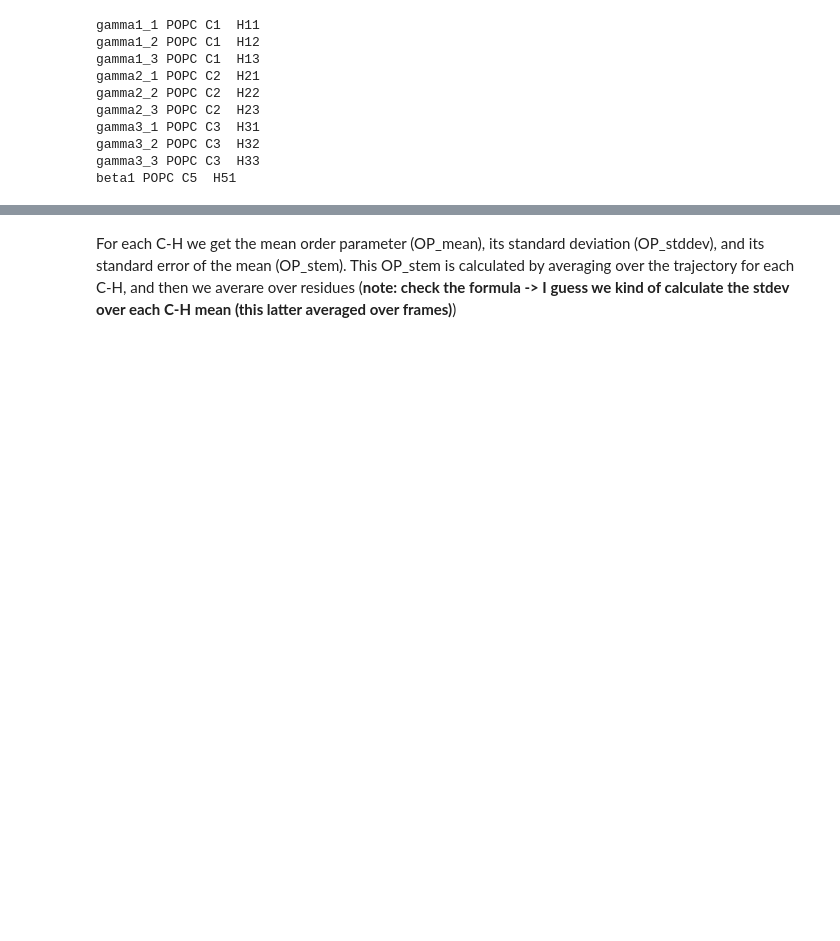
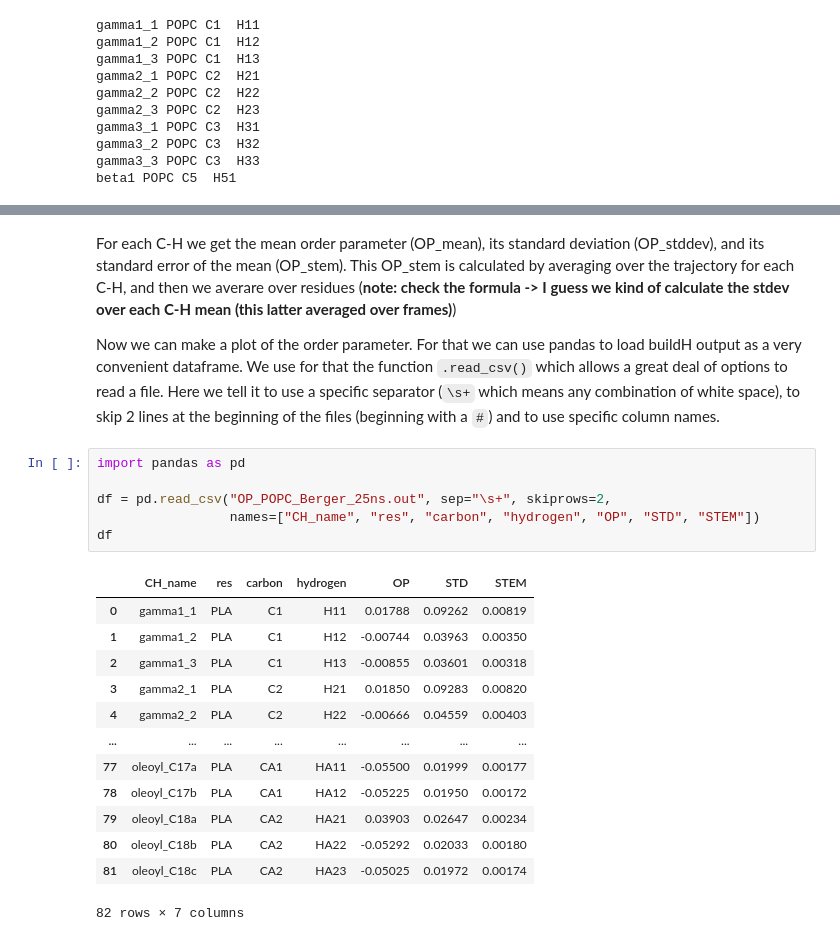
Before and after one commit to patrickfuchs/buildH, a Jupyter notebook: docs/notebooks/Berger_POPC_25ns_buildH_calcOP.ipynb, the cells around one changed output, grey strips where cells are left out. Saved outputs shown, nothing was run; the diff lists cells and outputs as text; blank space fills up the shorter version.

```diff
--- a/docs/notebooks/Berger_POPC_25ns_buildH_calcOP.ipynb
+++ b/docs/notebooks/Berger_POPC_25ns_buildH_calcOP.ipynb
@@ -173,2 +195,24 @@ gamma3_2             POPC    C3    H32   -0.00513  0.08670  0.00766
 # %% [markdown]
 For each C-H we get the mean order parameter (OP_mean), its standard deviation (OP_stddev), and its standard error of the mean (OP_stem). This OP_stem is calculated by averaging over the trajectory for each C-H, and then we averare over residues (**note: check the formula -> I guess we kind of calculate the stdev over each C-H mean (this latter averaged over frames)**)
+
+Now we can make a plot of the order parameter. For that we can use pandas to load buildH output as a very convenient dataframe. We use for that the function `.read_csv()` which allows a great deal of options to read a file. Here we tell it to use a specific separator (`\s+` which means any combination of white space), to skip 2 lines at the beginning of the files (beginning with a `#`) and to use specific column names.
+# %%
+import pandas as pd
+
+df = pd.read_csv("OP_POPC_Berger_25ns.out", sep="\s+", skiprows=2,
+                 names=["CH_name", "res", "carbon", "hydrogen", "OP", "STD", "STEM"])
+df
+# %% [output]
+|  | CH_name | res | carbon | hydrogen | OP | STD | STEM |
+| 0 | gamma1_1 | PLA | C1 | H11 | 0.01788 | 0.09262 | 0.00819 |
+| 1 | gamma1_2 | PLA | C1 | H12 | -0.00744 | 0.03963 | 0.00350 |
+| 2 | gamma1_3 | PLA | C1 | H13 | -0.00855 | 0.03601 | 0.00318 |
+| 3 | gamma2_1 | PLA | C2 | H21 | 0.01850 | 0.09283 | 0.00820 |
+| 4 | gamma2_2 | PLA | C2 | H22 | -0.00666 | 0.04559 | 0.00403 |
+| ... | ... | ... | ... | ... | ... | ... | ... |
+| 77 | oleoyl_C17a | PLA | CA1 | HA11 | -0.05500 | 0.01999 | 0.00177 |
+| 78 | oleoyl_C17b | PLA | CA1 | HA12 | -0.05225 | 0.01950 | 0.00172 |
+| 79 | oleoyl_C18a | PLA | CA2 | HA21 | 0.03903 | 0.02647 | 0.00234 |
+| 80 | oleoyl_C18b | PLA | CA2 | HA22 | -0.05292 | 0.02033 | 0.00180 |
+| 81 | oleoyl_C18c | PLA | CA2 | HA23 | -0.05025 | 0.01972 | 0.00174 |
+82 rows × 7 columns
```
Also changed, not shown: parts of 27 cells of this notebook.
